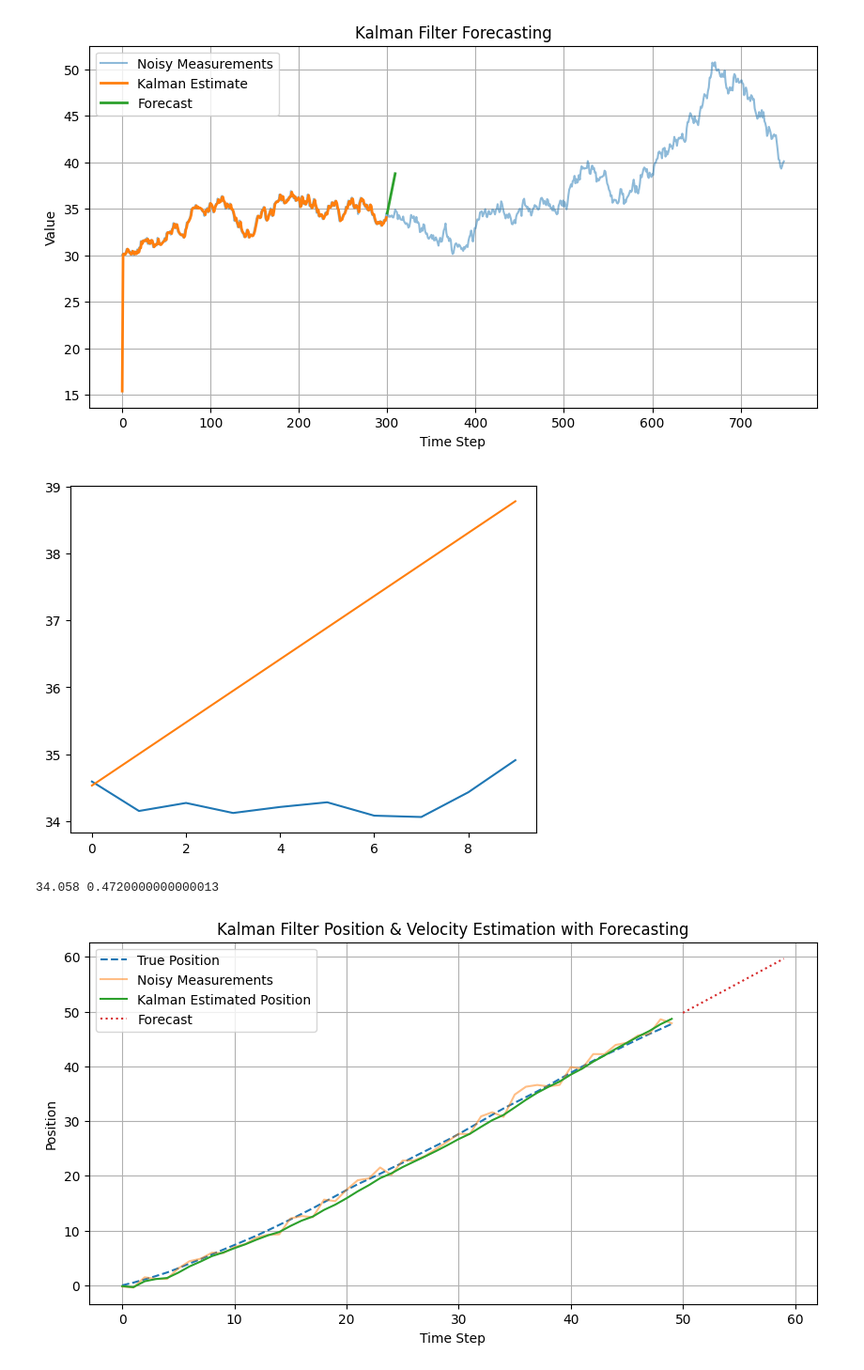
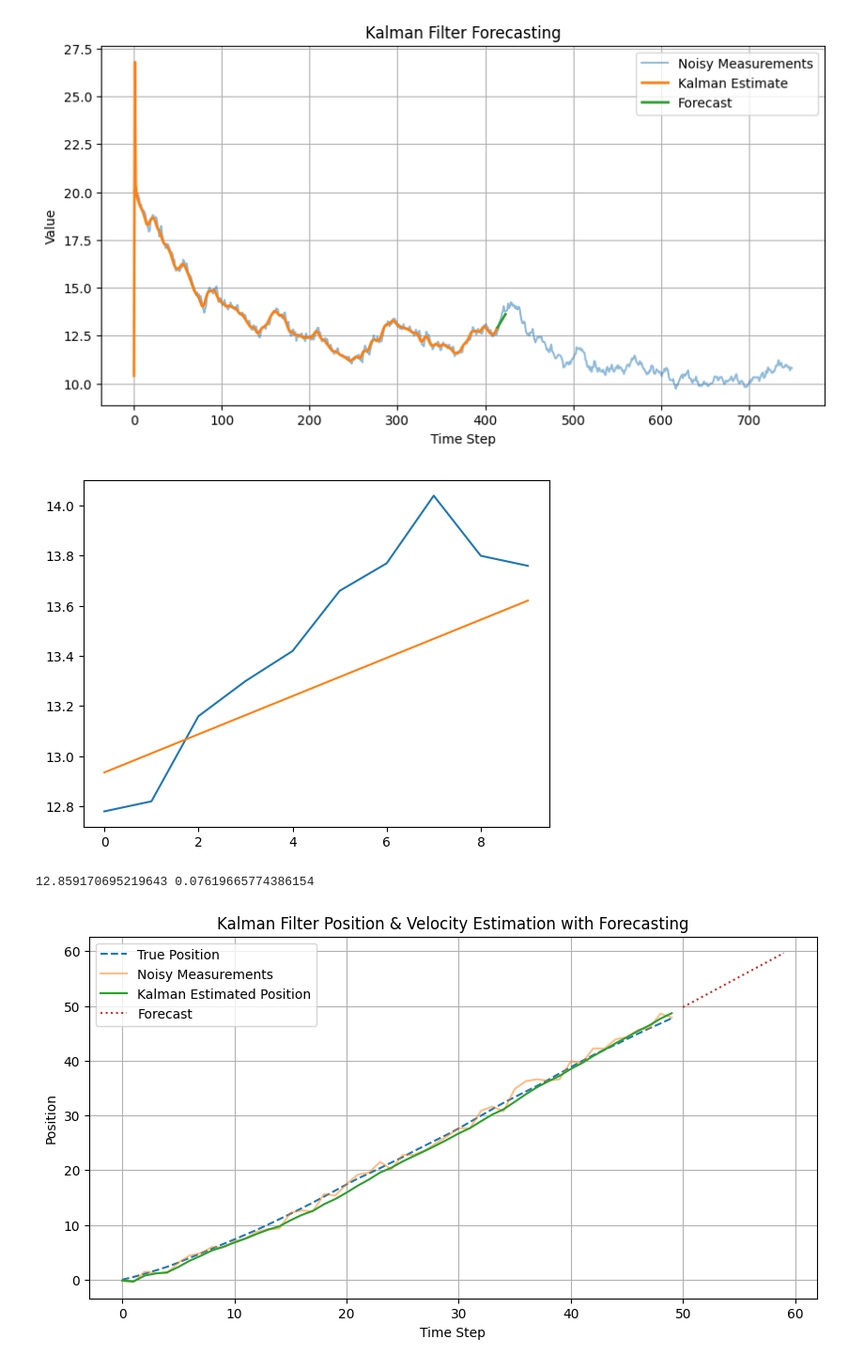
Before and after one commit to Marques-079/2025-algothon, a Jupyter notebook: data/kelp-man.ipynb, the cells around one changed output. Shown at 94% size. Drawn from its saved outputs; the diff is of its cells as text; code cells hidden in the pictures.

```diff
--- a/data/kelp-man.ipynb
+++ b/data/kelp-man.ipynb
@@ -11,18 +11,20 @@ nInst ,T = 50,750
 # %%
 # Simulate a 1D system: constant velocity + noise
 
-instID = 42
+instID = 33
 instPrice = prices[instID]
 
 
-stop = 300
+stop = 420
 measurements = instPrice[:stop]
+kern = [0.5,1,2,3,2,1,0.5]
+measurements = np.convolve(measurements,kern,mode="valid")/sum(kern)
 
 # Kalman filter setup
 x = 0.0           # initial estimate
-v = 0.0           # initial velocity
+v = 0.5           # initial velocity
 P = 1.0           # initial uncertainty
-Q = 0.05          # process noise (model uncertainty)
+Q = 0.05         # process noise (model uncertainty)
 R = 1.0           # measurement noise
 A = 1.0           # state transition (no change to state, just incremented by v)
 H = 1.0           # measurement matrix
@@ -34,40 +36,40 @@ for z in measurements:
     P = P + Q               # update uncertainty
 
     # Update step
+    v = P * (z-x)
     K = P / (P + R)         # Kalman gain
     x = x + K * (z - x)     # update estimate
     P = (1 - K) * P         # update uncertainty
-    v = P * (z-x)
 
     x_estimates.append(x)
 
 # Forecast future steps
 n = len(measurements)
 future_steps = 10
 forecast = [x + v * i for i in range(1, future_steps + 1)]
 
 # Plotting
 plt.figure(figsize=(10, 5))
 plt.plot(instPrice, label='Noisy Measurements', alpha=0.5)
 plt.plot(x_estimates, label='Kalman Estimate', linewidth=2)
 plt.plot(np.arange(n, n+future_steps), forecast, label='Forecast', linewidth=2)
 plt.legend()
 plt.title("Kalman Filter Forecasting")
 plt.xlabel("Time Step")
 plt.ylabel("Value")
 plt.grid(True)
 plt.show()
 
 
 plt.plot(instPrice[n:n+future_steps])
 plt.plot(forecast)
 plt.show()
 
 print(x,v,)
 # %% [output]
-[figure, old version]
+[figure, new version]
-[figure, old version]
+[figure, new version]
-34.058 0.4720000000000013
+12.859170695219643 0.07619665774386154
 # %%
 import numpy as np
 import matplotlib.pyplot as plt
```
